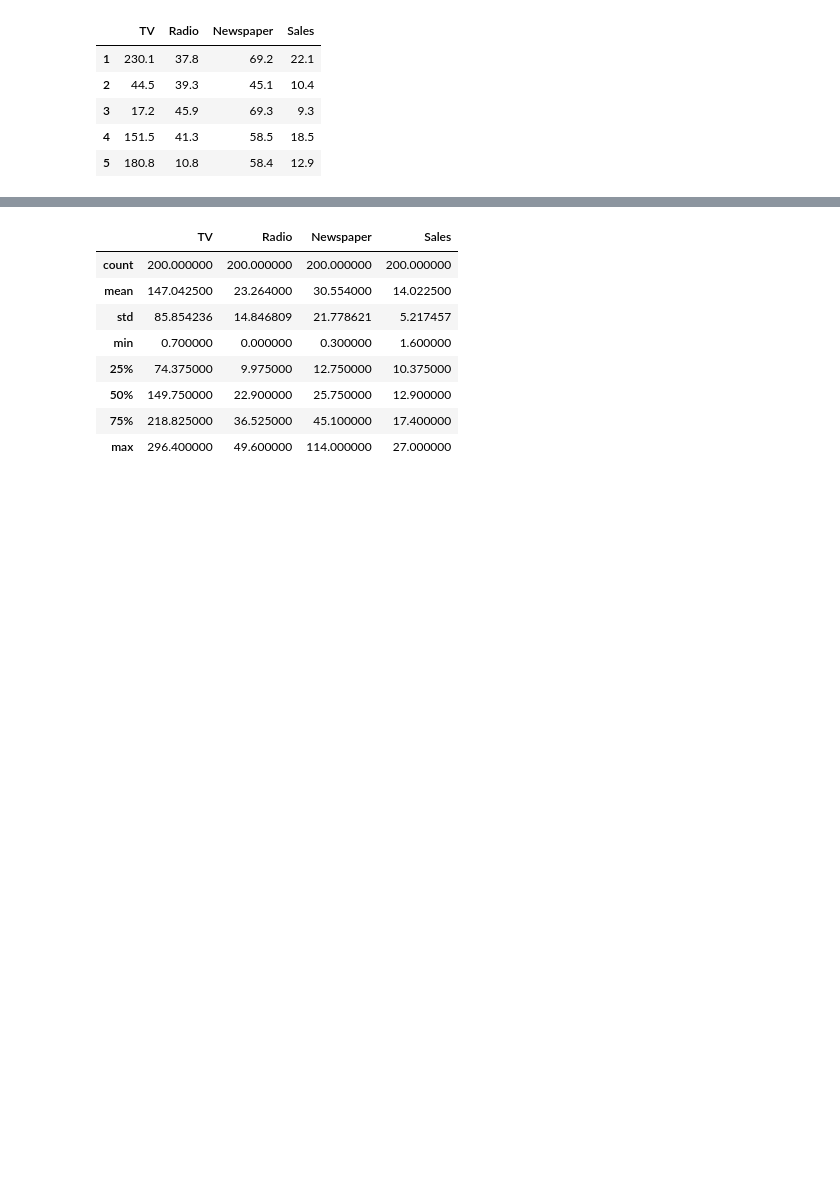
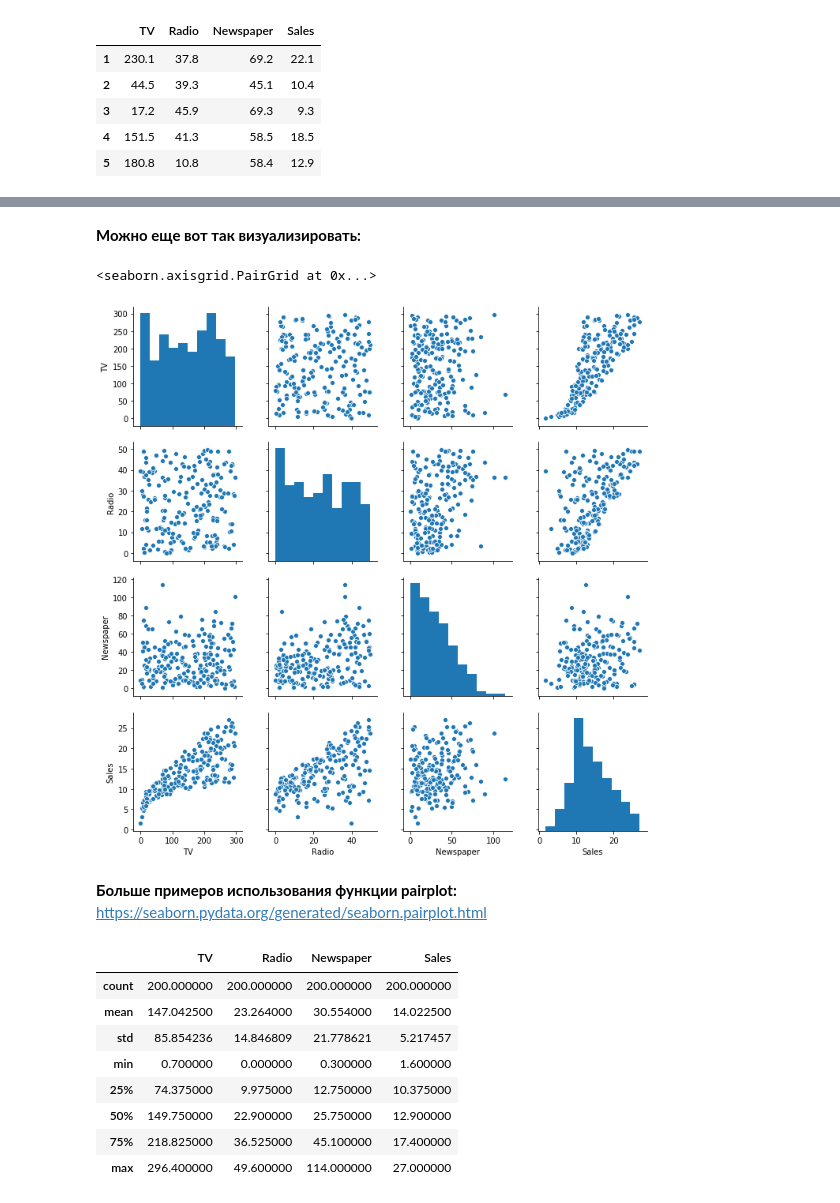
Before and after one commit to Craiglal/ML-Hometasks, a Jupyter notebook: practice/5_linreg_stochastic_grad_descent.ipynb, the cells around one changed output, grey strips where cells are left out. Cells and saved outputs as stored; diff of their text form; code cells hidden in the pictures; blank space fills up the shorter version.

```diff
--- a/practice/5_linreg_stochastic_grad_descent.ipynb
+++ b/practice/5_linreg_stochastic_grad_descent.ipynb
@@ -71,3 +79,16 @@ adver_data.head()
+# %% [markdown]
+**Можно еще вот так визуализировать:**
+# %%
+import seaborn as sns # библиотека для визуализаций
+
+# Create the default pairplot
+sns.pairplot(adver_data)
+# %% [output]
+<seaborn.axisgrid.PairGrid at 0x...>
+[figure, added]
+# %% [markdown]
+**Больше примеров использования функции pairplot:**
+https://seaborn.pydata.org/generated/seaborn.pairplot.html
 # %%
 adver_data.describe()
 # %% [output]
```
Also changed, not shown: parts of 43 cells of this notebook, 4 other files.
